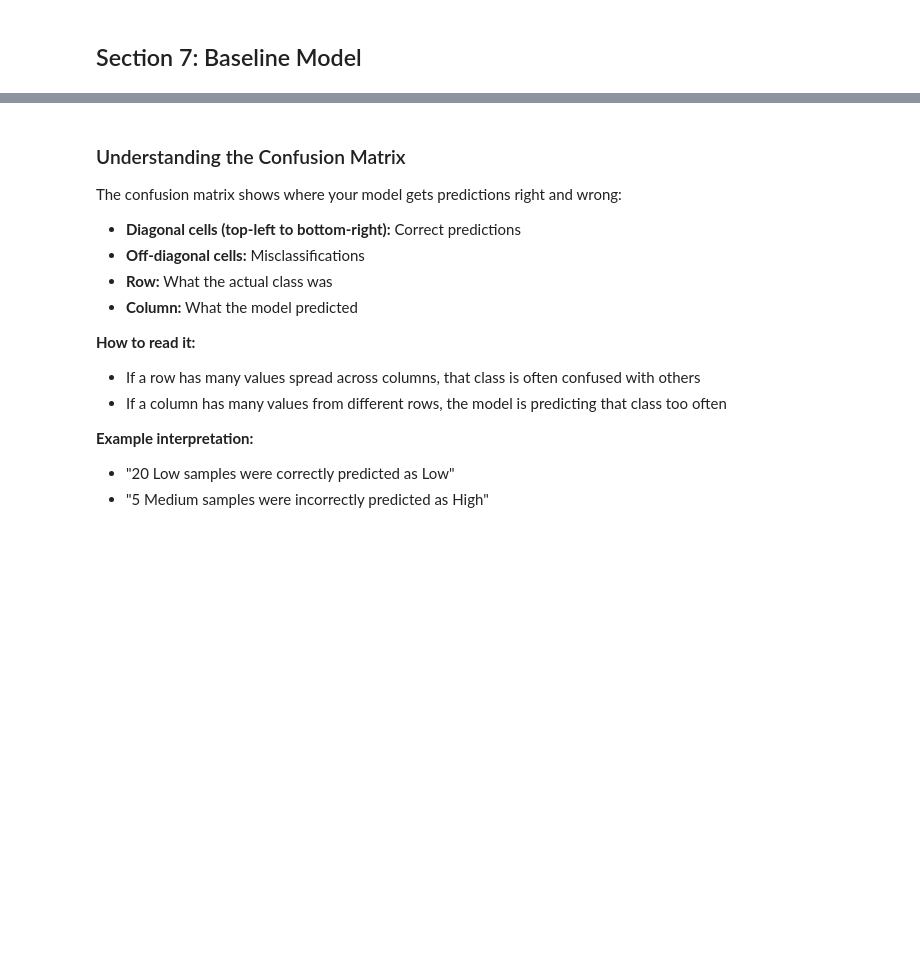
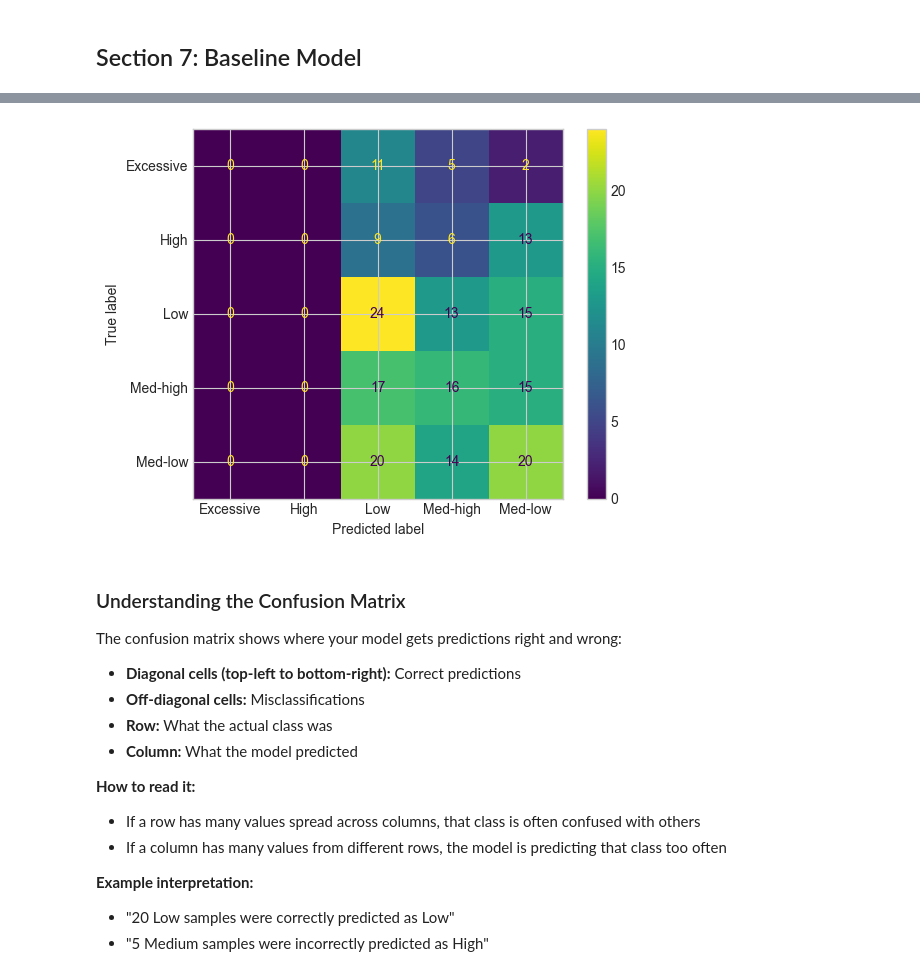
Before and after one commit to Jfrankgoff/individual-capstone-Jfrankgoff, a Jupyter notebook: notebooks/03_classification_model.ipynb, the cells around one changed output, grey strips where cells are left out. Drawn from its saved outputs; the diff is of its cells as text; code cells hidden in the pictures; blank space fills up the shorter version.

```diff
--- a/notebooks/03_classification_model.ipynb
+++ b/notebooks/03_classification_model.ipynb
@@ -347,6 +348,8 @@ For classification, we use **stratified** splitting to ensure each class is prop
 # Store in: X_train, X_test, y_train, y_test
 
 # YOUR CODE HERE:
+
+X_train, X_test, y_train, y_test = train_test_split(X, y_encoded, test_size=0.2, random_state=42, stratify=y_encoded)
 # %%
 # Verify split and stratification
 print(f"Training set: {X_train.shape[0]} samples")
@@ -369,6 +382,10 @@ for u, c in zip(unique, counts):
 # Store in: X_train_scaled, X_test_scaled
 
 # YOUR CODE HERE:
+scaler = StandardScaler()
+
+X_train_scaled = scaler.fit_transform(X_train)
+X_test_scaled = scaler.transform(X_test)
 # %%
 # Convert to DataFrame (helpful for later)
 X_train_scaled = pd.DataFrame(X_train_scaled, columns=X_train.columns, index=X_train.index)
@@ -407,8 +427,9 @@ def evaluate_classifier(model, X_train, X_test, y_train, y_test, model_name):
 # Use evaluate_classifier() to train and evaluate
 
 # YOUR CODE HERE:
-# baseline_model = ...
-# baseline_results, baseline_trained, baseline_preds = evaluate_classifier(...)
+baseline_model = LogisticRegression(random_state=42, max_iter=1000)
+model_name = 'Logistic Regression'
+baseline_results, baseline_trained, baseline_preds = evaluate_classifier(baseline_model, X_train_scaled, X_test_scaled, y_train, y_test, model_name)
 # %%
 # Display baseline results
 print("=" * 50)
@@ -420,13 +448,21 @@ print(f"F1 Score:       {baseline_results['F1 (weighted)']:.4f}")
 # %%
 # TODO: Create and display the confusion matrix for baseline
 #
 # Steps:
 # 1. Use confusion_matrix(y_test, baseline_preds) to create the matrix
 # 2. Use ConfusionMatrixDisplay to visualize it
 #
 # Hint: ConfusionMatrixDisplay(confusion_matrix=cm, display_labels=label_encoder.classes_)
 
 # YOUR CODE HERE:
+cm = confusion_matrix(y_test, baseline_preds)
+
+display = ConfusionMatrixDisplay(confusion_matrix=cm, display_labels=label_encoder.classes_)
+display.plot()
+
+plt.show()
+# %% [output]
+[figure, added]
 # %% [markdown]
 ### Understanding the Confusion Matrix
 
```
Also changed, not shown: parts of 29 cells of this notebook, 5 other files.
